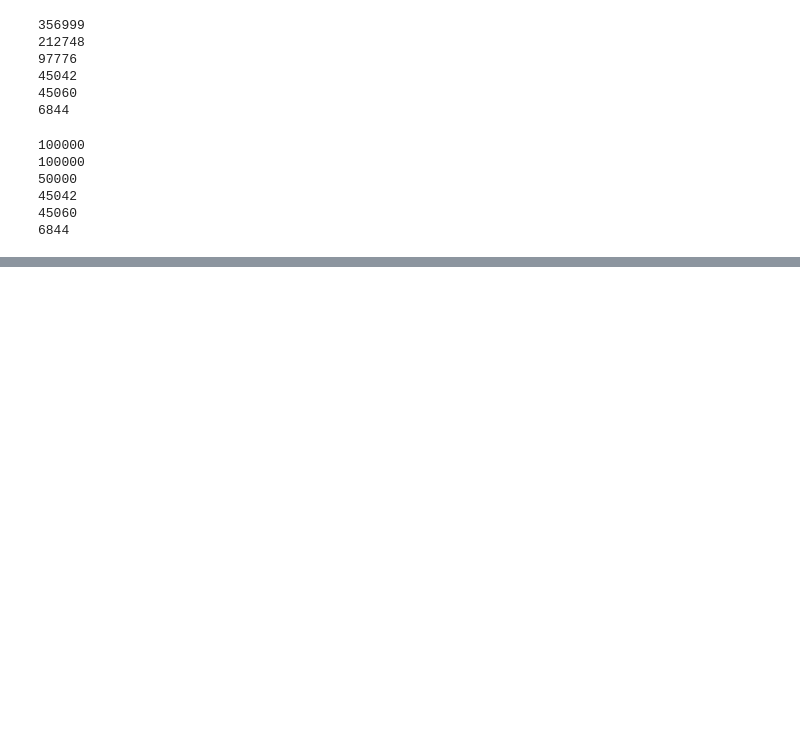
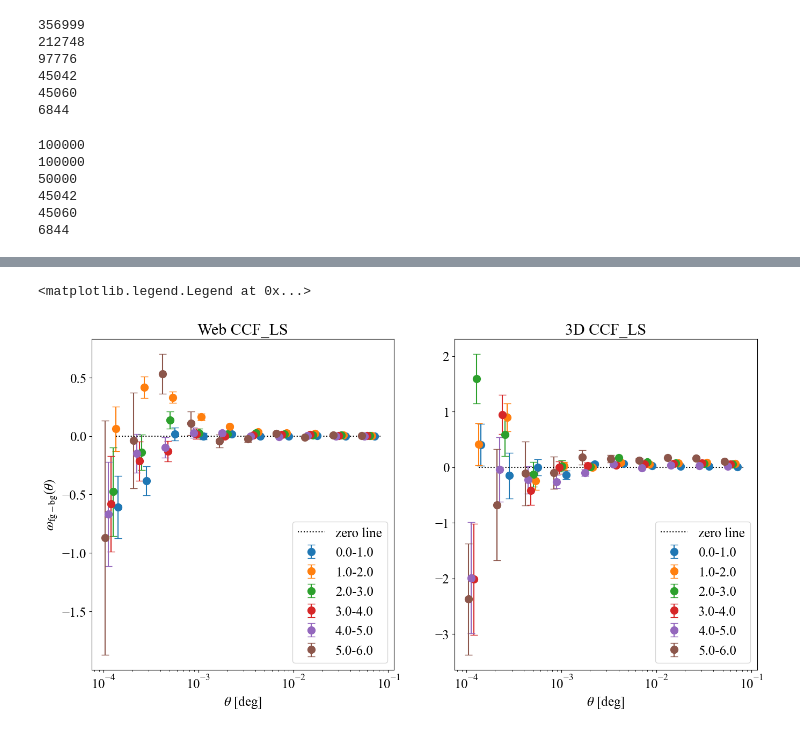
Before and after one commit to AndreasSvaerke/Mastercode_new, a Jupyter notebook: Clustering_redshift_estimation.ipynb, the cells around one changed output, grey strips where cells are left out. Cells and saved outputs as stored; diff of their text form; code cells hidden in the pictures; blank space fills up the shorter version.

```diff
--- a/Clustering_redshift_estimation.ipynb
+++ b/Clustering_redshift_estimation.ipynb
@@ -277,3 +252,43 @@ Computing data2 – random1 pair counts ...
+# %%
+plt.figure(figsize=(16,8))
+plt.subplot(1,2,1)
+plt.title('Web CCF_LS')
+sep = [0.95, 0.9, 0.85, 0.8, 0.75, 0.7]
+for i in range(len(z_bins)):
+    z=z_bins[i]
+    plt.errorbar(theta_Web_tree['CCF_LS'][z].to('deg').value*sep[i], Omega_Web_tree['CCF_LS'][z],
+            yerr=Error_Web_tree['CCF_LS'][z], fmt='o', ms=10,capsize=5, label=z)
+
+
+plt.hlines(0.0, 0.9*theta_Web_tree['CCF_LS']['0.0-1.0'].min().to('deg').value,
+        1.1*theta_Web_tree['CCF_LS']['0.0-1.0'].max().to('deg').value,
+        linestyle='dotted',color='black', label='zero line')
+plt.xscale('log')
+#plt.yscale('symlog')
+plt.xlabel(r'$\theta$ [deg]')
+plt.ylabel(r'$\omega_{\rm fg-bg}(\theta)$')
+plt.legend()
+
+plt.subplot(1,2,2)
+plt.title('3D CCF_LS')
+for i in range(len(z_bins)):
+    z=z_bins[i]
+    plt.errorbar(theta_3D_tree['CCF_LS'][z].to('deg').value*sep[i], Omega_3D_tree['CCF_LS'][z],
+            yerr=Error_3D_tree['CCF_LS'][z], fmt='o', ms=10,capsize=5, label=z)
+
+
+plt.hlines(0.0, 0.9*theta_3D_tree['CCF_LS']['0.0-1.0'].min().to('deg').value,
+        1.1*theta_3D_tree['CCF_LS']['0.0-1.0'].max().to('deg').value,
+        linestyle='dotted',color='black', label='zero line')
+plt.xscale('log')
+#plt.grid()
+#plt.yscale('symlog')
+plt.xlabel('$\\theta$ [deg]')
+#plt.ylabel('$\\omega_{\\rm fg-bg}(\\theta)$')
+plt.legend()
+# %% [output]
+<matplotlib.legend.Legend at 0x...>
+[figure, added]
 # %%
 plt.figure(figsize=(16,8))
 plt.subplot(1,2,1)
```
Also changed, not shown: parts of 66 cells of this notebook, 3 other files.
